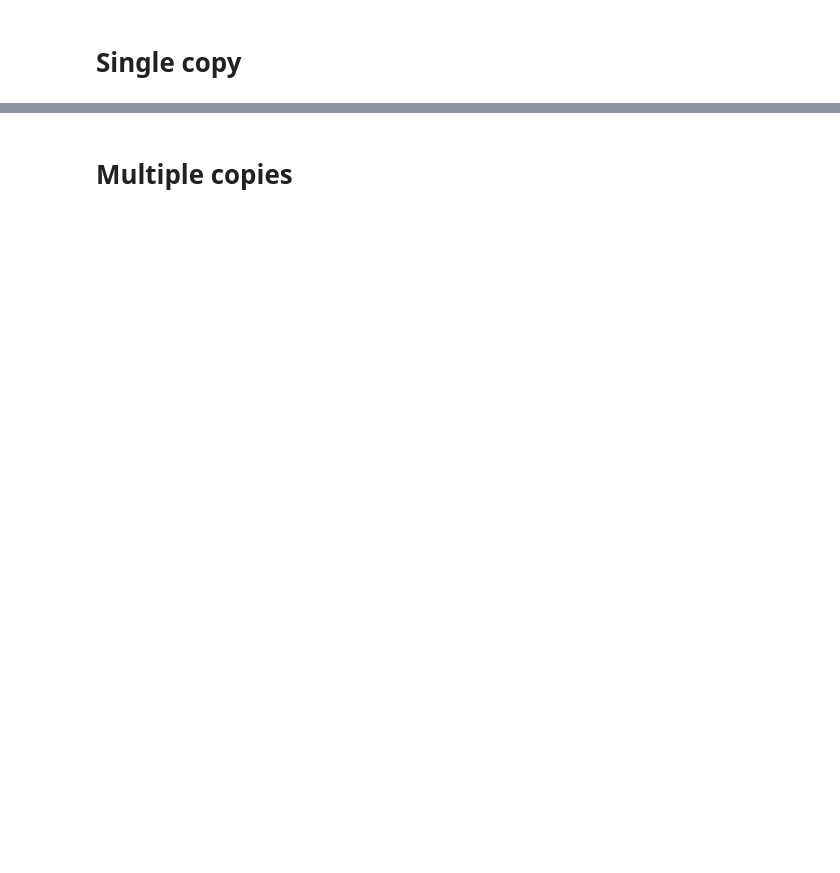
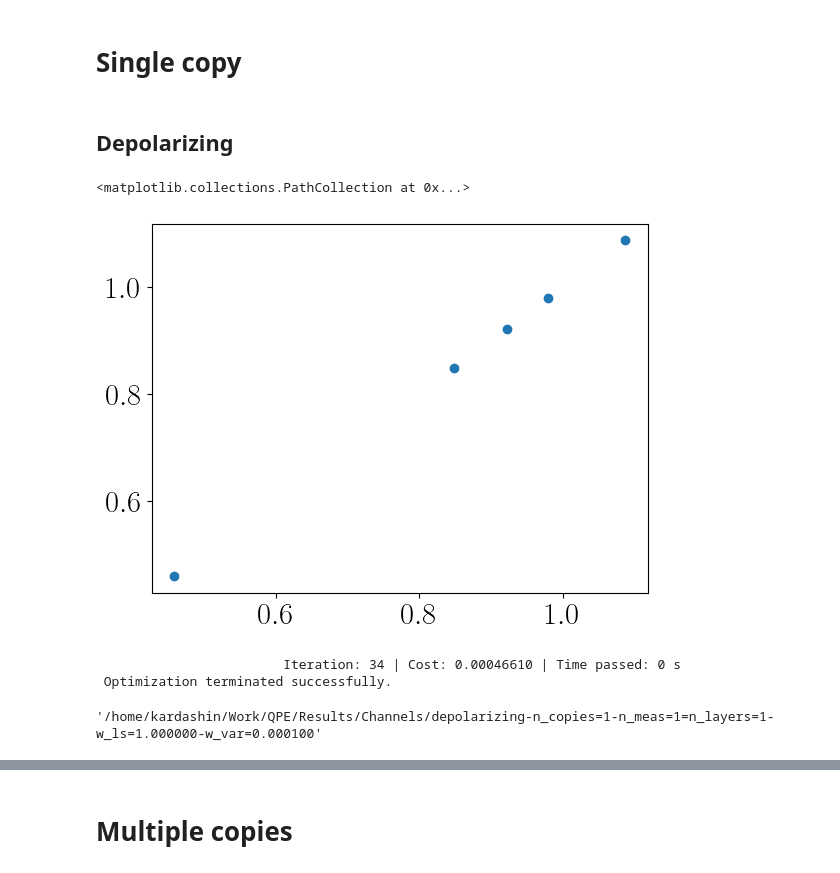
Before and after one commit to kardashin/quantum_regression, a Jupyter notebook: channels.ipynb, the cells around one changed output, grey strips where cells are left out. Drawn from its saved outputs; the diff is of its cells as text; code cells hidden in the pictures; blank space fills up the shorter version.

```diff
--- a/channels.ipynb
+++ b/channels.ipynb
@@ -70,2 +72,25 @@ def aux_info(channel_func, channel_pars, channel_args, dm_ini, pars, n_layers, n
 # %% [markdown]
 # Single copy
+# %% [markdown]
+## Depolarizing
+# %%
+channel_func = depolarizing_channel; channel_args = []; channel_name = "depolarizing"
+
+dm_ini = (eye(2) + X)/2
+# %%
+a = 0. + 1e-3
+b = 4/3 - 1e-3
+T = 5
+V = 15
+
+
+labels_train = np.sort(uniform(a, b, T))
+labels_test = linspace(a, b, V)
+
+dms_train = [channel_func(dm_ini, p, *channel_args) for p in labels_train]
+dms_test = [channel_func(dm_ini, p, *channel_args) for p in labels_test]
+
+plt.scatter(labels_train, labels_train)
+# %% [output]
+<matplotlib.collections.PathCollection at 0x...>
+[figure, added]
@@ -71,0 +110,19 @@ def aux_info(channel_func, channel_pars, channel_args, dm_ini, pars, n_layers, n
+# %%
+fvals, result = train(dms_train, labels_train, n_layers, n_copies=n_copies, n_meas=n_meas, method=method,
+                          w_ls=w_ls, w_var=w_var, x0=x0, options={})
+pars = result.x
+
+expecs_test, expecs_der_test, disps_test, CFIs_test, QFIs_test, H = aux_info(channel_func, labels_test,
+                                                                             channel_args, dm_ini, pars, n_layers,
+                                                                             n_copies=n_copies, n_meas=n_meas, dp=dp)
+
+print("\n", result.message)
+# %% [output]
+                        Iteration: 34 | Cost: 0.00046610 | Time passed: 0 s
+ Optimization terminated successfully.
+# %%
+save_path = r"/home/kardashin/Work/QPE/Results/Channels/"
+file_info = channel_name + r"-n_copies=%d-n_meas=%d=n_layers=%d-w_ls=%f-w_var=%f" %(n_copies, n_meas, n_layers, w_ls, w_var)
+save_path + file_info
+# %% [output]
+'/home/kardashin/Work/QPE/Results/Channels/depolarizing-n_copies=1-n_meas=1=n_layers=1-w_ls=1.000000-w_var=0.000100'
```
Also changed, not shown: parts of 36 cells of this notebook, 16 other files.
